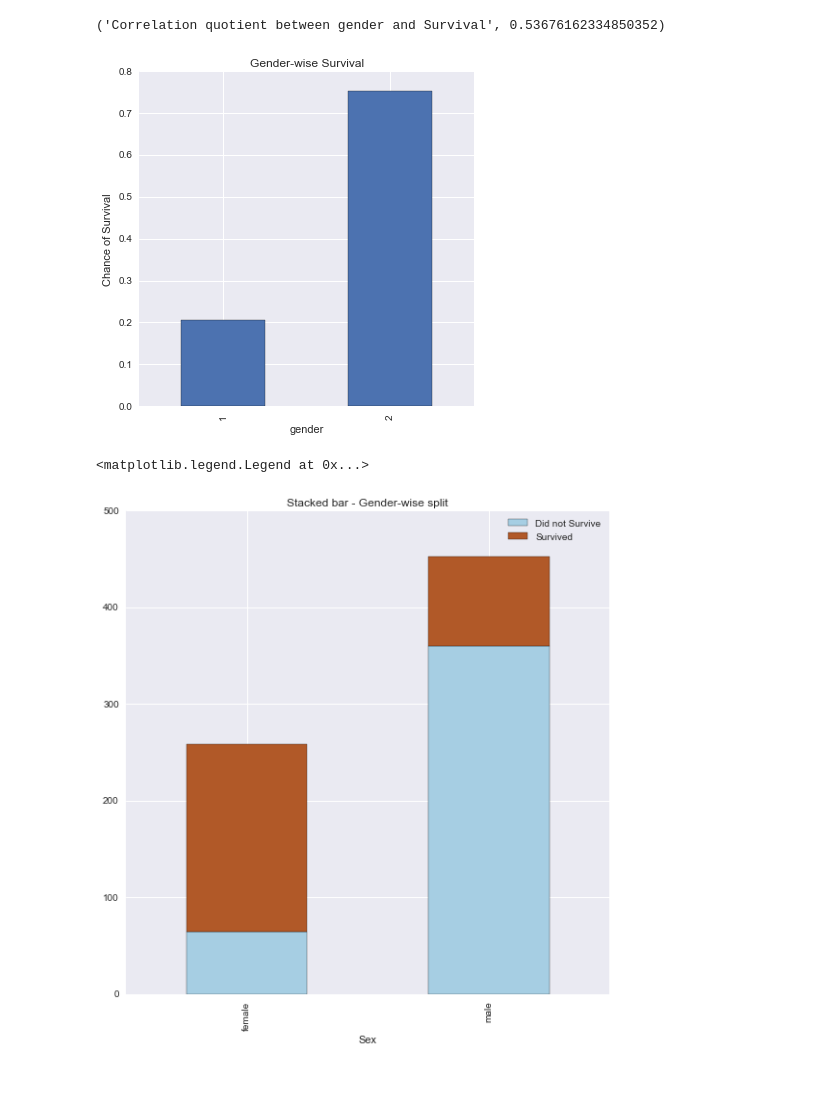
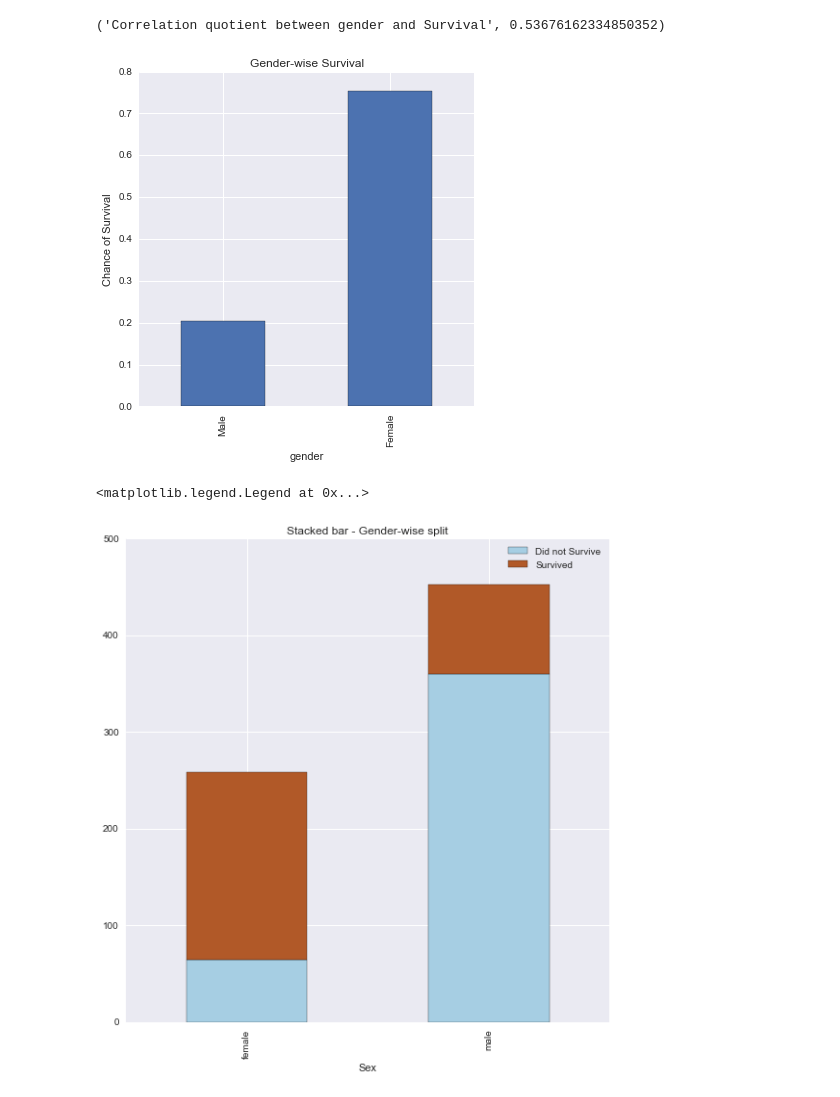
Before and after one commit to anirudhr95/Descriptive-statistics-Titanic-dataset, a Jupyter notebook: code_and_documentation.ipynb, the cells around one changed output. Cells and saved outputs as stored; diff of their text form; code cells hidden in the pictures.

```diff
--- a/code_and_documentation.ipynb
+++ b/code_and_documentation.ipynb
@@ -96,22 +125,23 @@ plt.show()
 # %%
 #By Gender
 
 print('Correlation quotient between gender and Survival',titanic_df['gender'].corr(titanic_df['Survival']))
 #Value of +0.538 indicate a positive correlation. As Gender value increases(inclining towards Female ) , Chance of Survival
 #increases.
 
 groupby_gender = returnMeanByGroup('gender')
 #groupby_gender.sort(inplace = True)
 plot_gender_ratio = groupby_gender.plot(kind='bar',figsize = (6,6),title = 'Gender-wise Survival')
 plot_gender_ratio.set_ylabel("Chance of Survival")
+plot_gender_ratio.set_xticklabels(['Male','Female'])  #Thank you very much reviewer
 plt.show()
 
 pgender_size_each_bin_survived = titanic_df.groupby(['Sex','Survival'],as_index = False).size().unstack()
 plot_pgender_survival = pgender_size_each_bin_survived.plot(kind = 'bar',stacked =True , colormap = 'Paired',figsize = (9,9),title = 'Stacked bar - Gender-wise split')
 plot_pgender_survival.legend(['Did not Survive','Survived'],loc ='best')
 # %% [output]
 ('Correlation quotient between gender and Survival', 0.53676162334850352)
-[figure, old version]
+[figure, new version]
 <matplotlib.legend.Legend at 0x...>
 [figure]
 # %%
```
Also changed, not shown: parts of 9 cells of this notebook, 3 other files.
